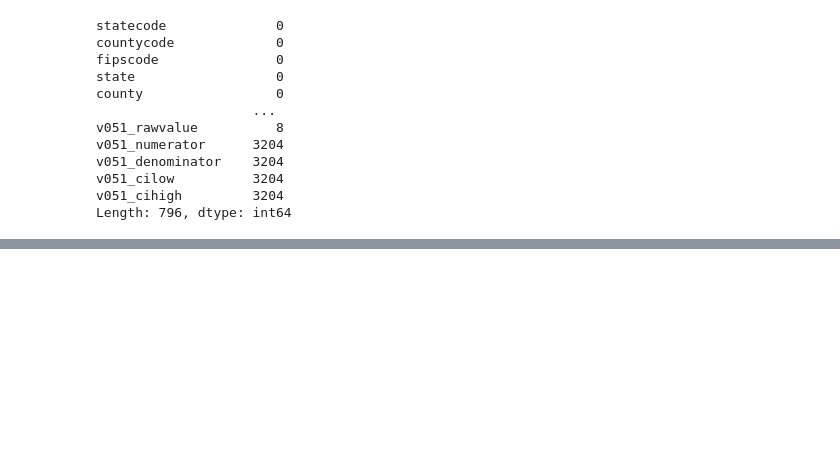
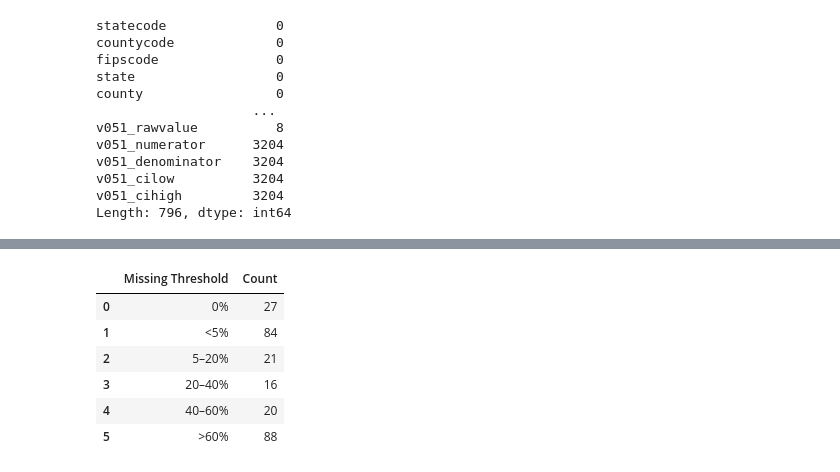
Before and after one commit to ngwalker93/ads599-capstone-hypertension-risk-atlas, a Jupyter notebook: code/validation/04_eda_CHR&R.ipynb, the cells around one changed output, grey strips where cells are left out. Drawn from its saved outputs; the diff is of its cells as text; code cells hidden in the pictures; blank space fills up the shorter version.

```diff
--- a/code/validation/04_eda_CHR&R.ipynb
+++ b/code/validation/04_eda_CHR&R.ipynb
@@ -227,0 +236,25 @@ This dataset has wide data with thousands of potential variables, but many of th
+# %%
+# Finalize the split using df_cleaned
+# Define your Metadata and Feature lists
+# Identifies the columns that need to be moved to the metadata backup
+metadata_cols = [c for c in df_cleaned.columns if any(s in c for s in ['cilow', 'cihigh', 'numerator', 'denominator'])]
+flag_indicator_cols = [c for c in df_cleaned.columns if '_suppressed' in c or '_unreliable' in c]
+
+# Extract Metadata
+# Keep fipscode so we can merge these back together later if needed
+df_metadata = df_cleaned[['fipscode'] + metadata_cols].copy()
+
+# Feature set: Keep fipscode, all columns that are NOT metadata, and include the indicators
+feature_cols = [c for c in df_cleaned.columns if c not in metadata_cols and c not in flag_indicator_cols and c != 'fipscode']
+df_features = df_cleaned[['fipscode'] + feature_cols + flag_indicator_cols].copy()
+
+#  Save work
+processed_path = base_path / "data" / "processed"
+df_metadata.to_csv(processed_path / "chrr_metadata_backup.csv", index=False)
+df_features.to_csv(processed_path / "chrr_features_cleaned.csv", index=False)
+print("✅ Files saved: chrr_metadata_backup.csv and chrr_features_cleaned.csv")
+
+# Final Validation
+leftover = [c for c in df_features.columns if any(s in c for s in ['cilow', 'cihigh', 'numerator', 'denominator'])]
+print(f"Leftover metadata columns: {len(leftover)}")
+print(f"Total missing values in features: {df_features.isnull().sum().sum()}")
@@ -227,0 +319,24 @@ This dataset has wide data with thousands of potential variables, but many of th
+# %%
+missing_pct = df_features.isnull().mean() * 100
+
+summary = pd.DataFrame({
+    "Missing Threshold": ["0%", "<5%", "5–20%", "20–40%", "40–60%", ">60%"],
+    "Count": [
+        (missing_pct == 0).sum(),
+        ((missing_pct > 0) & (missing_pct < 5)).sum(),
+        ((missing_pct >= 5) & (missing_pct < 20)).sum(),
+        ((missing_pct >= 20) & (missing_pct < 40)).sum(),
+        ((missing_pct >= 40) & (missing_pct < 60)).sum(),
+        (missing_pct >= 60).sum()
+    ]
+})
+
+display(summary)
+# %% [output]
+|  | Missing Threshold | Count |
+| 0 | 0% | 27 |
+| 1 | <5% | 84 |
+| 2 | 5–20% | 21 |
+| 3 | 20–40% | 16 |
+| 4 | 40–60% | 20 |
+| 5 | >60% | 88 |
```
Also changed, not shown: parts of 40 cells of this notebook, 11 other files.
